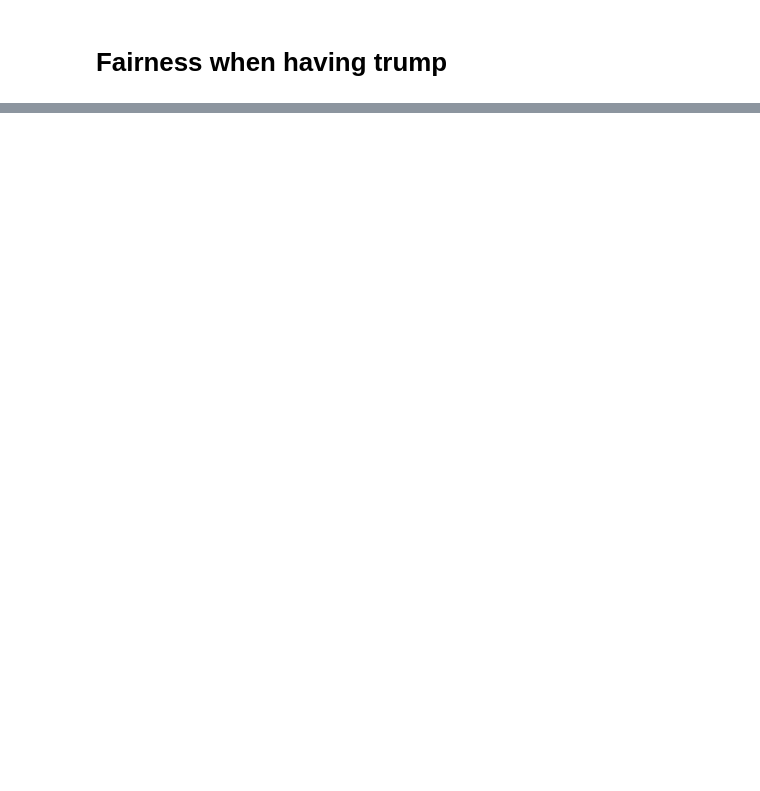
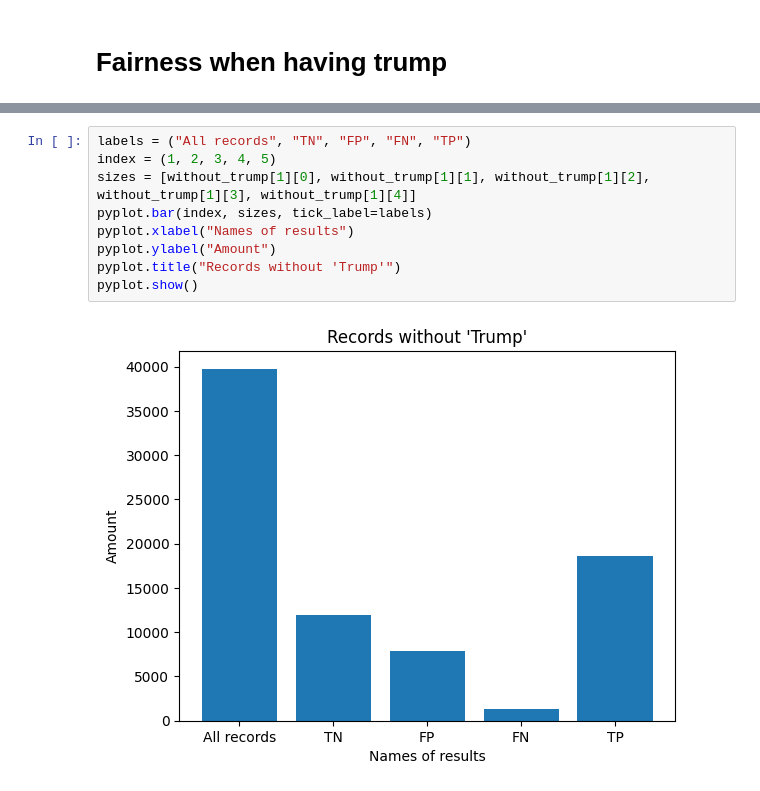
Before and after one commit to me3eh/-Bar-BoRoSa, a Jupyter notebook: model/data/fairness_metrics.ipynb, the cells around one changed output, grey strips where cells are left out. Saved outputs shown, nothing was run; the diff lists cells and outputs as text; blank space fills up the shorter version.

```diff
--- a/model/data/fairness_metrics.ipynb
+++ b/model/data/fairness_metrics.ipynb
@@ -379,0 +244,11 @@ result
+# %%
+labels = ("All records", "TN", "FP", "FN", "TP")
+index = (1, 2, 3, 4, 5)
+sizes = [without_trump[1][0], without_trump[1][1], without_trump[1][2], without_trump[1][3], without_trump[1][4]]
+pyplot.bar(index, sizes, tick_label=labels)
+pyplot.xlabel("Names of results")
+pyplot.ylabel("Amount")
+pyplot.title("Records without 'Trump'")
+pyplot.show()
+# %% [output]
+[figure, added]
```
Also changed, not shown: parts of 32 cells of this notebook, 1 other file.
